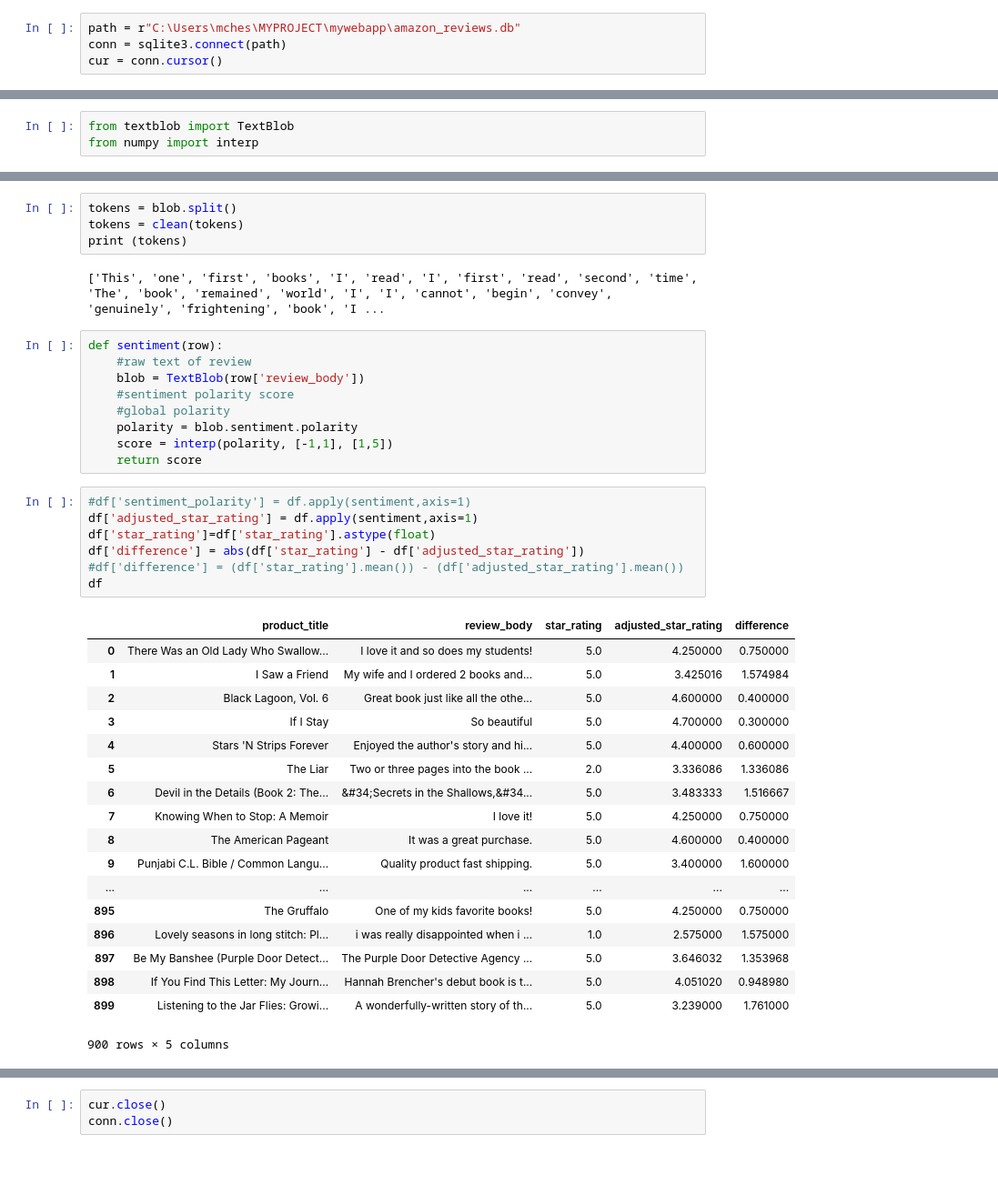
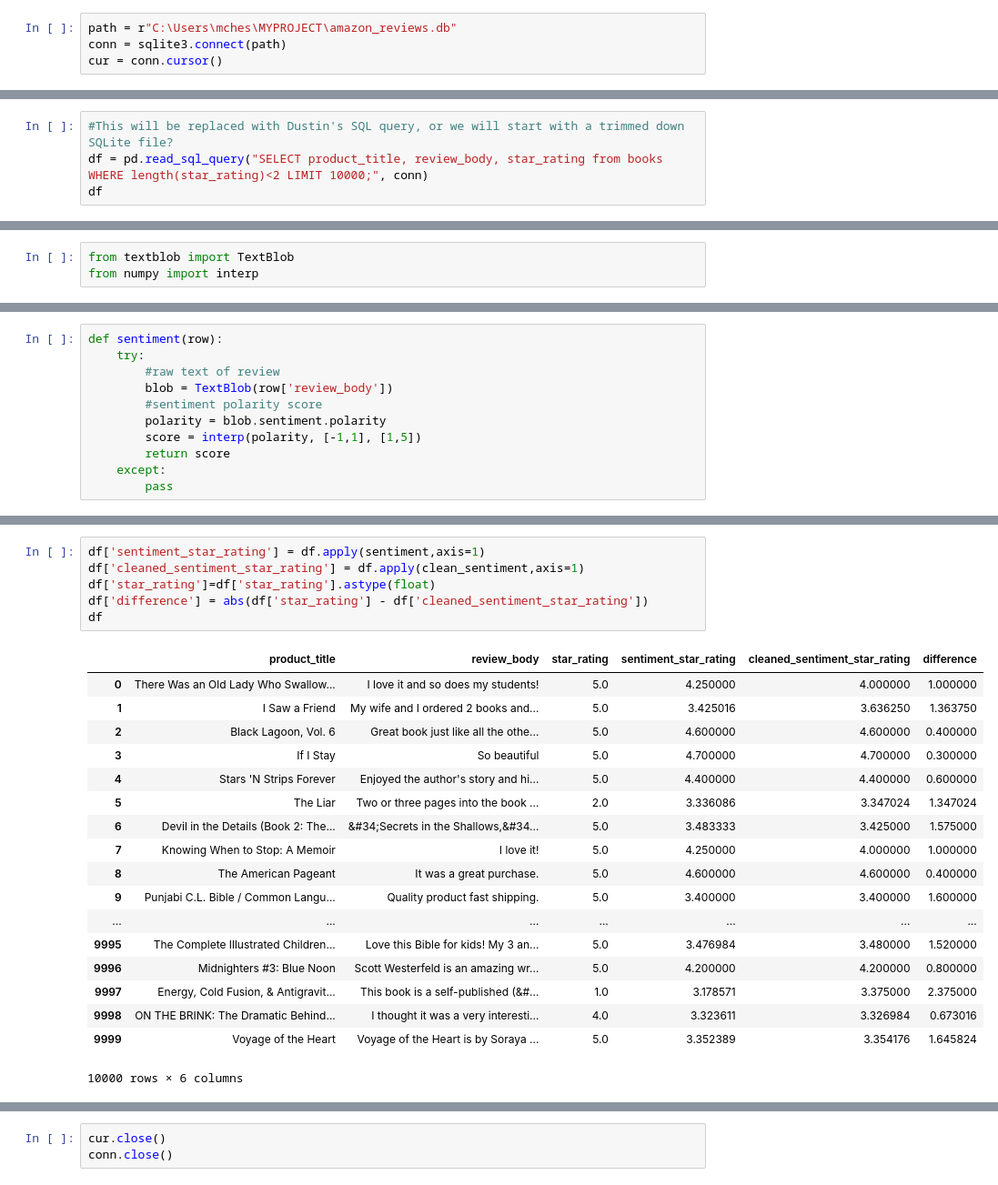
Before and after one commit to abitbetter/Amazon-Recommenders, a Jupyter notebook: Sentiment Analysis.ipynb, the cells around one changed output, grey strips where cells are left out. Shown at 91% size. Drawn from its saved outputs; the diff is of its cells as text; blank space fills up the shorter version.

Commit message:
Updated sentiment analysis functions

```diff
--- a/Sentiment Analysis.ipynb
+++ b/Sentiment Analysis.ipynb
@@ -2,6 +2,6 @@
 import sqlite3
 import pandas as pd
 # %%
-path = r"C:\Users\mches\MYPROJECT\mywebapp\amazon_reviews.db"
+path = r"C:\Users\mches\MYPROJECT\amazon_reviews.db"
 conn = sqlite3.connect(path)
 cur = conn.cursor()
@@ -29,0 +8,4 @@ df
+# %%
+#This will be replaced with Dustin's SQL query, or we will start with a trimmed down SQLite file?
+df = pd.read_sql_query("SELECT product_title, review_body, star_rating from books WHERE length(star_rating)<2 LIMIT 10000;", conn)
+df
@@ -35 +34,12 @@ blob = """This is one of the first books I have read more than once. I first rea
+# %%
+def sentiment(row):
+    try:
+        #raw text of review
+        blob = TextBlob(row['review_body'])
+        #sentiment polarity score
+        polarity = blob.sentiment.polarity
+        score = interp(polarity, [-1,1], [1,5])
+        return score
+    except:
+        pass
 # %%
@@ -48,42 +76,26 @@ def clean(words):
-# %%
-tokens = blob.split()
-tokens = clean(tokens)
-print (tokens)
-# %% [output]
-['This', 'one', 'first', 'books', 'I', 'read', 'I', 'first', 'read', 'second', 'time', 'The', 'book', 'remained', 'world', 'I', 'I', 'cannot', 'begin', 'convey', 'genuinely', 'frightening', 'book', 'I ...
-# %%
-def sentiment(row):
-    #raw text of review
-    blob = TextBlob(row['review_body'])
-    #sentiment polarity score
-    #global polarity
-    polarity = blob.sentiment.polarity
-    score = interp(polarity, [-1,1], [1,5])
-    return score
 # %%
-#df['sentiment_polarity'] = df.apply(sentiment,axis=1)
-df['adjusted_star_rating'] = df.apply(sentiment,axis=1)
+df['sentiment_star_rating'] = df.apply(sentiment,axis=1)
+df['cleaned_sentiment_star_rating'] = df.apply(clean_sentiment,axis=1)
 df['star_rating']=df['star_rating'].astype(float)
-df['difference'] = abs(df['star_rating'] - df['adjusted_star_rating'])
-#df['difference'] = (df['star_rating'].mean()) - (df['adjusted_star_rating'].mean())
+df['difference'] = abs(df['star_rating'] - df['cleaned_sentiment_star_rating'])
 df
 # %% [output]
-|  | product_title | review_body | star_rating | adjusted_star_rating | difference |
-| 0 | There Was an Old Lady Who Swallow... | I love it and so does my students! | 5.0 | 4.250000 | 0.750000 |
-| 1 | I Saw a Friend | My wife and I ordered 2 books and... | 5.0 | 3.425016 | 1.574984 |
-| 2 | Black Lagoon, Vol. 6 | Great book just like all the othe... | 5.0 | 4.600000 | 0.400000 |
-| 3 | If I Stay | So beautiful | 5.0 | 4.700000 | 0.300000 |
-| 4 | Stars 'N Strips Forever | Enjoyed the author's story and hi... | 5.0 | 4.400000 | 0.600000 |
-| 5 | The Liar | Two or three pages into the book ... | 2.0 | 3.336086 | 1.336086 |
-| 6 | Devil in the Details (Book 2: The... | &#34;Secrets in the Shallows,&#34... | 5.0 | 3.483333 | 1.516667 |
-| 7 | Knowing When to Stop: A Memoir | I love it! | 5.0 | 4.250000 | 0.750000 |
-| 8 | The American Pageant | It was a great purchase. | 5.0 | 4.600000 | 0.400000 |
-| 9 | Punjabi C.L. Bible / Common Langu... | Quality product fast shipping. | 5.0 | 3.400000 | 1.600000 |
-| ... | ... | ... | ... | ... | ... |
-| 895 | The Gruffalo | One of my kids favorite books! | 5.0 | 4.250000 | 0.750000 |
-| 896 | Lovely seasons in long stitch: Pl... | i was really disappointed when i ... | 1.0 | 2.575000 | 1.575000 |
-| 897 | Be My Banshee (Purple Door Detect... | The Purple Door Detective Agency ... | 5.0 | 3.646032 | 1.353968 |
-| 898 | If You Find This Letter: My Journ... | Hannah Brencher's debut book is t... | 5.0 | 4.051020 | 0.948980 |
-| 899 | Listening to the Jar Flies: Growi... | A wonderfully-written story of th... | 5.0 | 3.239000 | 1.761000 |
+|  | product_title | review_body | star_rating | sentiment_star_rating | cleaned_sentiment_star_rating | difference |
+| 0 | There Was an Old Lady Who Swallow... | I love it and so does my students! | 5.0 | 4.250000 | 4.000000 | 1.000000 |
+| 1 | I Saw a Friend | My wife and I ordered 2 books and... | 5.0 | 3.425016 | 3.636250 | 1.363750 |
+| 2 | Black Lagoon, Vol. 6 | Great book just like all the othe... | 5.0 | 4.600000 | 4.600000 | 0.400000 |
+| 3 | If I Stay | So beautiful | 5.0 | 4.700000 | 4.700000 | 0.300000 |
+| 4 | Stars 'N Strips Forever | Enjoyed the author's story and hi... | 5.0 | 4.400000 | 4.400000 | 0.600000 |
+| 5 | The Liar | Two or three pages into the book ... | 2.0 | 3.336086 | 3.347024 | 1.347024 |
+| 6 | Devil in the Details (Book 2: The... | &#34;Secrets in the Shallows,&#34... | 5.0 | 3.483333 | 3.425000 | 1.575000 |
+| 7 | Knowing When to Stop: A Memoir | I love it! | 5.0 | 4.250000 | 4.000000 | 1.000000 |
+| 8 | The American Pageant | It was a great purchase. | 5.0 | 4.600000 | 4.600000 | 0.400000 |
+| 9 | Punjabi C.L. Bible / Common Langu... | Quality product fast shipping. | 5.0 | 3.400000 | 3.400000 | 1.600000 |
+| ... | ... | ... | ... | ... | ... | ... |
+| 9995 | The Complete Illustrated Children... | Love this Bible for kids! My 3 an... | 5.0 | 3.476984 | 3.480000 | 1.520000 |
+| 9996 | Midnighters #3: Blue Noon | Scott Westerfeld is an amazing wr... | 5.0 | 4.200000 | 4.200000 | 0.800000 |
+| 9997 | Energy, Cold Fusion, & Antigravit... | This book is a self-published (&#... | 1.0 | 3.178571 | 3.375000 | 2.375000 |
+| 9998 | ON THE BRINK: The Dramatic Behind... | I thought it was a very interesti... | 4.0 | 3.323611 | 3.326984 | 0.673016 |
+| 9999 | Voyage of the Heart | Voyage of the Heart is by Soraya ... | 5.0 | 3.352389 | 3.354176 | 1.645824 |
-900 rows × 5 columns
+10000 rows × 6 columns
 # %%
```
Also changed, not shown: parts of 7 cells of this notebook.
